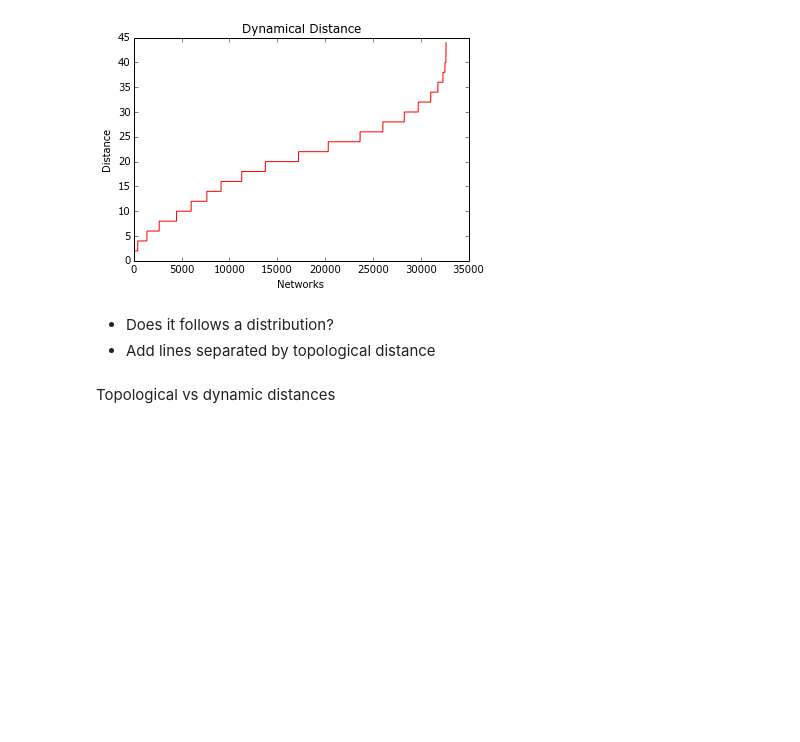
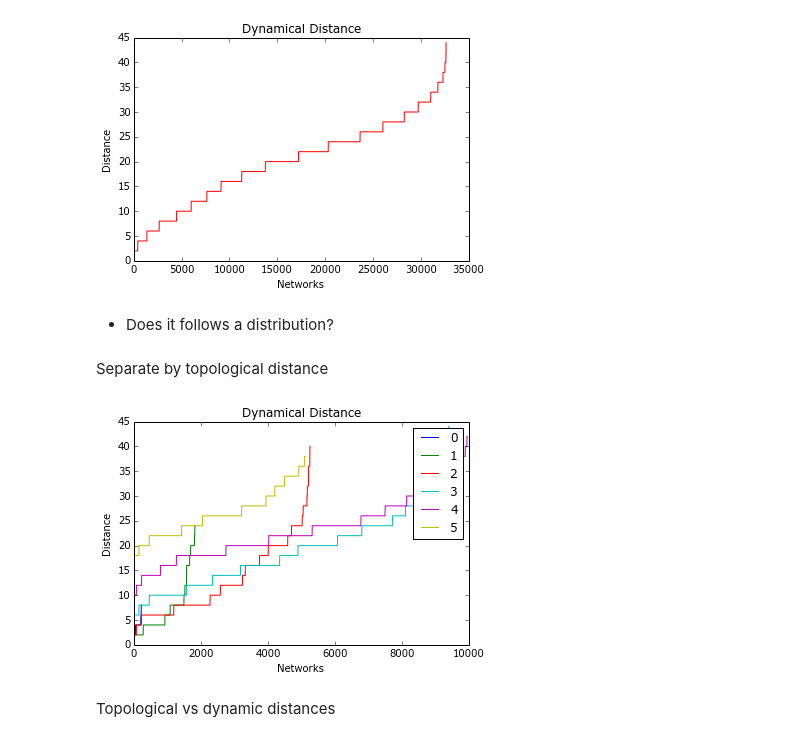
Before and after one commit to mar-esther23/CircuitsAnalyses, a Jupyter notebook: Net of nets.ipynb, the cells around one changed output. Saved outputs shown, nothing was run; the diff lists cells and outputs as text; code cells hidden in the pictures; blank space fills up the shorter version.

Commit message:
More distance analysis

```diff
--- a/Net of nets.ipynb
+++ b/Net of nets.ipynb
@@ -47,7 +82,21 @@ plt.show()
 [figure]
 # %% [markdown]
 * Does it follows a distribution?
-* Add lines separated by topological distance
+# %% [markdown]
+Separate by topological distance
+# %%
+for i in range(0, max(data[:,2])): #sort by topological distance
+    data_i = data[data[:,2]==i]
+    d_dyn_i = data_i[:,3]
+    plt.plot(sorted(d_dyn_i), label=str(i))
+plt.xlabel('Networks')
+plt.ylabel('Distance')
+plt.title('Dynamical Distance')
+plt.legend()
+
+plt.show()
+# %% [output]
+[figure, added]
 # %% [markdown]
 Topological vs dynamic distances
 # %%
```
Also changed, not shown: parts of 12 cells of this notebook.
